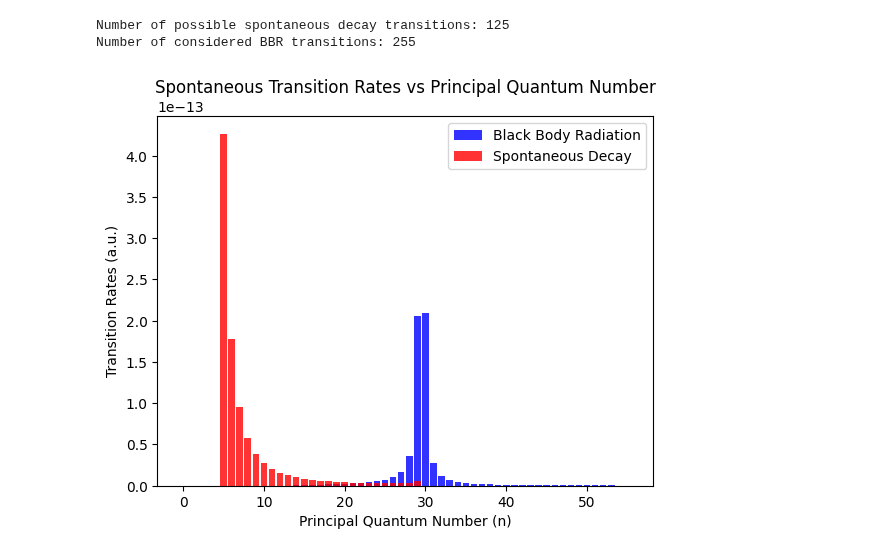
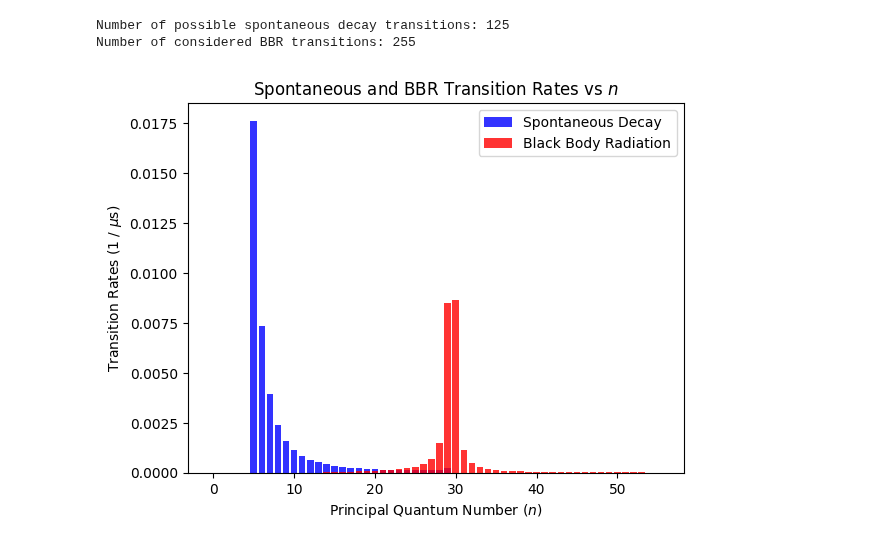
Before and after one commit to pairinteraction/ryd-numerov, a Jupyter notebook: docs/examples/lifetimes.ipynb, the cells around one changed output. Drawn from its saved outputs; the diff is of its cells as text; code cells hidden in the pictures.

```diff
--- a/docs/examples/lifetimes.ipynb
+++ b/docs/examples/lifetimes.ipynb
@@ -24,29 +23,29 @@ Lifetime at T=300K: 15.81 microsecond
 # %%
-states_sp, transition_rates_sp = state.get_spontaneous_transition_rates(unit="a.u.", method=method)
+states_sp, transition_rates_sp = state.get_spontaneous_transition_rates(unit="1/mus", method=method)
 print(f"Number of possible spontaneous decay transitions: {len(transition_rates_sp)}")
 
-states_bbr, transition_rates_bbr = state.get_black_body_transition_rates(T_in_K, "kelvin", unit="a.u.", method=method)
+states_bbr, transition_rates_bbr = state.get_black_body_transition_rates(T_in_K, "kelvin", unit="1/mus", method=method)
 print(f"Number of considered BBR transitions: {len(transition_rates_bbr)}")
 
 fig, ax = plt.subplots()
 
 n_list = np.arange(0, np.max([s.n for s in states_bbr]) + 1)
 rates_summed = {}
 for key, states, rates in [("BBR", states_bbr, transition_rates_bbr), ("SP", states_sp, transition_rates_sp)]:
     rates_summed[key] = np.zeros(len(n_list))
     for i, s in enumerate(states):
         rates_summed[key][s.n] += rates[i]
 
-ax.bar(n_list, rates_summed["BBR"], label="Black Body Radiation", color="blue", alpha=0.8)
-ax.bar(n_list, rates_summed["SP"], label="Spontaneous Decay", color="red", alpha=0.8)
+ax.bar(n_list, rates_summed["SP"], label="Spontaneous Decay", color="blue", alpha=0.8)
+ax.bar(n_list, rates_summed["BBR"], label="Black Body Radiation", color="red", alpha=0.8)
 ax.legend()
 
-ax.set_xlabel("Principal Quantum Number (n)")
-ax.set_ylabel("Transition Rates (a.u.)")
-ax.set_title("Spontaneous Transition Rates vs Principal Quantum Number")
+ax.set_xlabel("Principal Quantum Number ($n$)")
+ax.set_ylabel(r"Transition Rates (1 / $\mu$s)")
+ax.set_title("Spontaneous and BBR Transition Rates vs $n$")
 
 plt.show()
 # %% [output]
 Number of possible spontaneous decay transitions: 125
 Number of considered BBR transitions: 255
-[figure, old version]
+[figure, new version]
```
Also changed, not shown: parts of 1 cell of this notebook, 1 other file.
